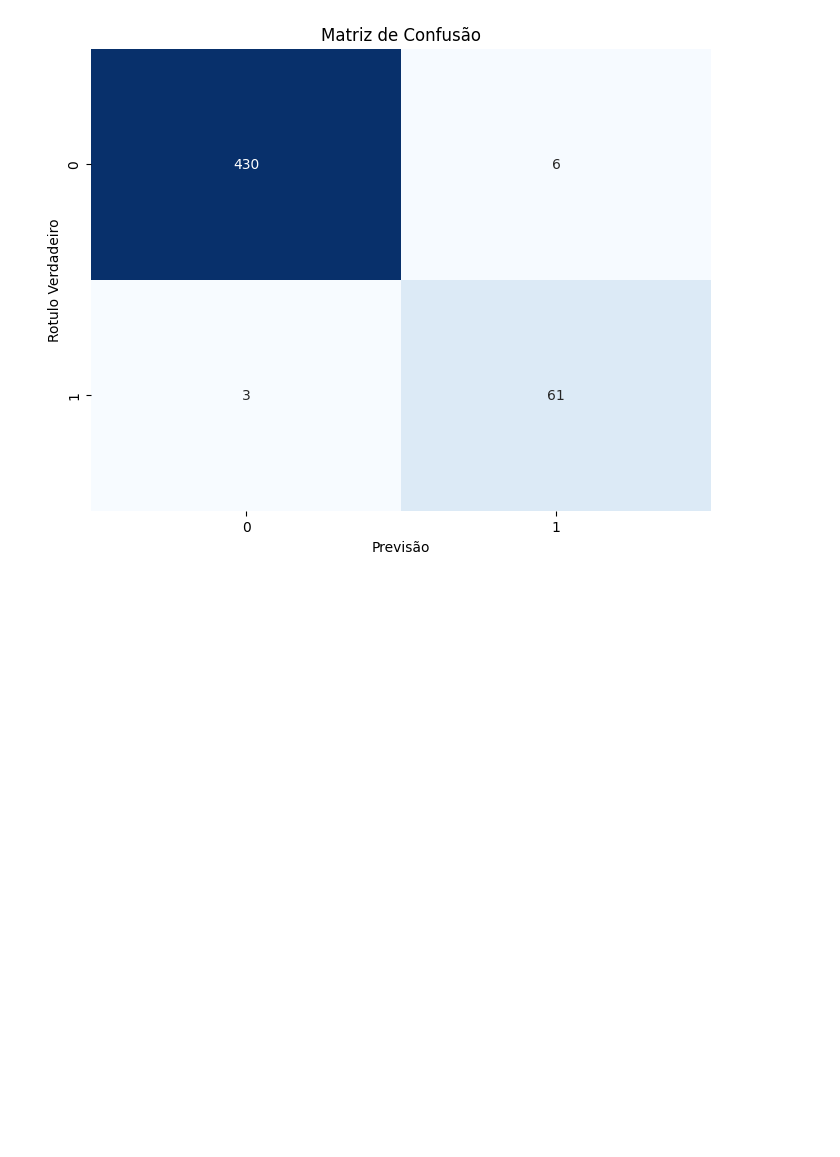
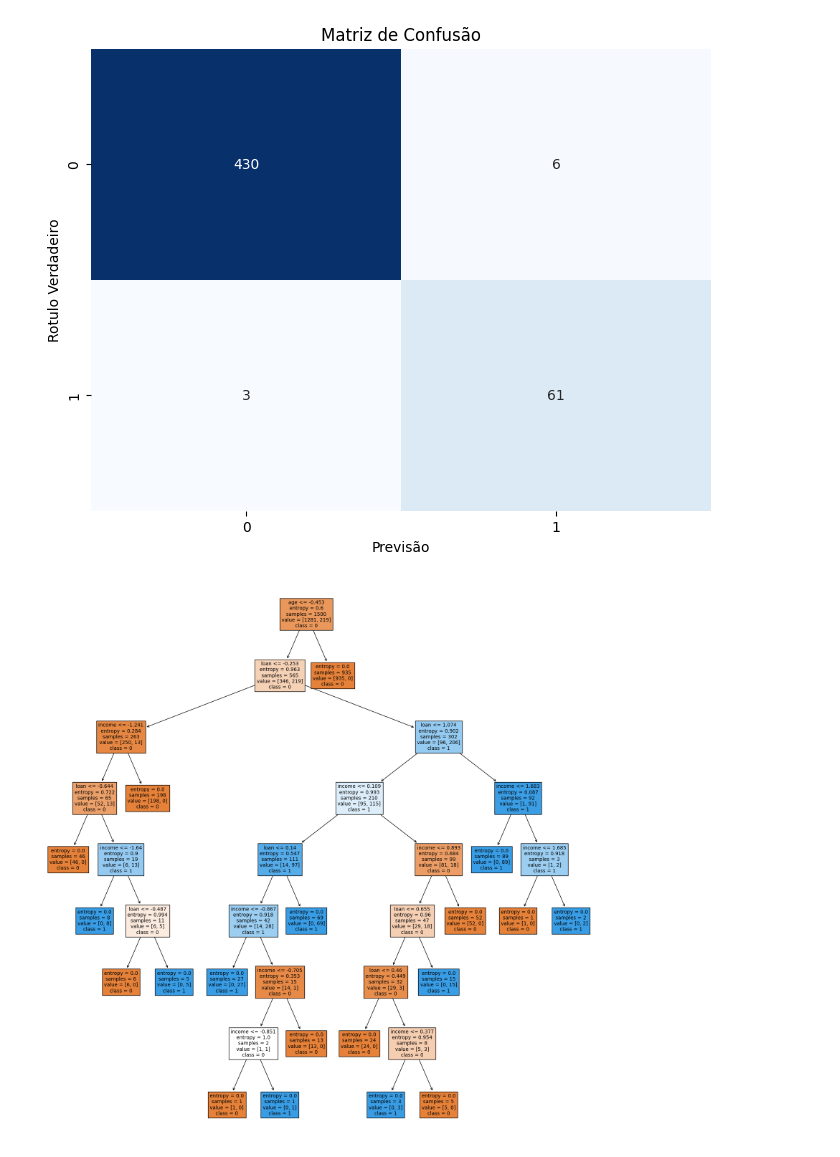
Before and after one commit to jvictorferreira3301/Machine-Learning-e-Data-Science, a Jupyter notebook: base_credit_tree.ipynb, the cells around one changed output. Drawn from its saved outputs; the diff is of its cells as text; code cells hidden in the pictures; blank space fills up the shorter version.

Commit message:
base credit with decision stump

```diff
--- a/base_credit_tree.ipynb
+++ b/base_credit_tree.ipynb
@@ -61,3 +61,12 @@ plt.title('Matriz de Confusão')
 plt.show()
 # %% [output]
 [figure]
+# %%
+from sklearn import tree
+import matplotlib.pyplot as plt
+previsores = ['income', 'age', 'loan']
+fig, axes = plt.subplots(nrows = 1,ncols = 1,figsize = (20,20))
+tree.plot_tree(tree_credit, feature_names=previsores, class_names=['0','1'], filled=True);
+fig.savefig('tree_credit.png')
+# %% [output]
+[figure, added]
```
Also changed, not shown: 1 other file.
